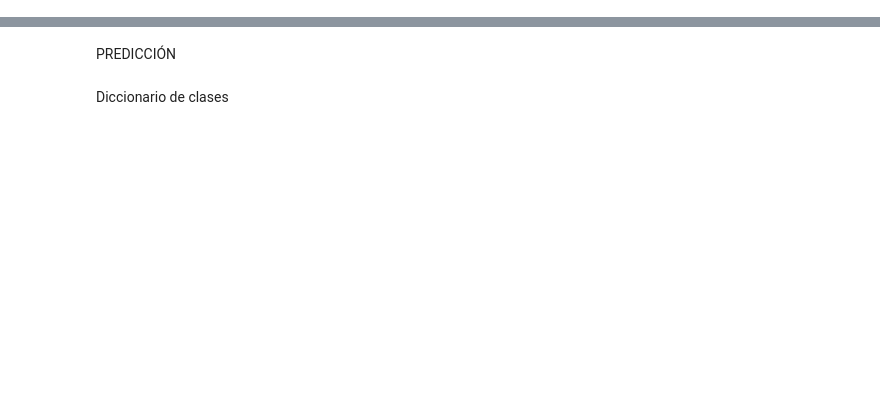
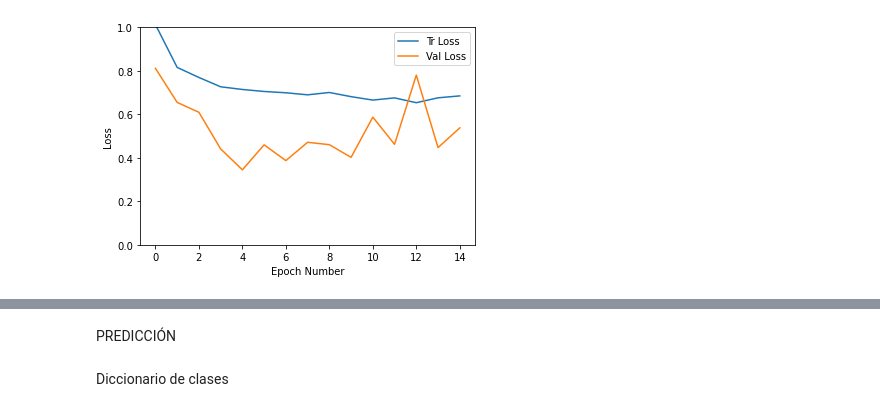
Before and after one commit to DiosLara/Newst_codes, a Jupyter notebook: Detecciondeterrenos/alexnet_transfer_learning.ipynb, the cells around one changed output, grey strips where cells are left out. Cells and saved outputs as stored; diff of their text form; code cells hidden in the pictures; blank space fills up the shorter version.

Commit message:
alexnet cambios

```diff
--- a/Detecciondeterrenos/alexnet_transfer_learning.ipynb
+++ b/Detecciondeterrenos/alexnet_transfer_learning.ipynb
@@ -44,12 +44,12 @@ image_transforms = {
 
 # Set train and valid directory paths
 
-dataset = r"C:\Users\mfpen\Pictures\Clasificador"
-train_directory = os.path.join(dataset, 'train')
-valid_directory = os.path.join(dataset, 'validacion')
+dataset = r"C:\Users\ASUS\Inteligencia_Artificial\calsificador"
+train_directory = os.path.join(dataset, 'train_pad')
+valid_directory = os.path.join(dataset, 'validacion_pad')
 
 # Batch size
-bs = 2
+bs = 1
 
 # Number of classes
 num_classes = len(os.listdir(valid_directory))  #10#2#257
@@ -90,5 +174,7 @@ summary(alexnet, (3, 224, 224))
 # %%
 # Define Optimizer and Loss Function
 loss_func = nn.NLLLoss()
-optimizer = optim.Adam(alexnet.parameters())
+#loss_func=nn.MSELoss()
+# loss_func = nn.CrossEntropyLoss()
+optimizer = optim.Adam(lr=0.0001,params=alexnet.parameters())#alexnet.parameters())
 optimizer
@@ -95,6 +191,6 @@ optimizer
 # %%
 
-def train_and_validate(model, loss_criterion, optimizer, epochs=25):
+def train_and_validate(model, loss_criterion, optimizer, epochs=25,device=0):
     '''
     Function to train and validate
     Parameters
@@ -215,7 +315,7 @@ def train_and_validate(model, loss_criterion, optimizer, epochs=25):
 # %%
 device = torch.device(0 if torch.cuda.is_available() else "cpu")
 # device = torch.device(0)
-num_epochs = 10
+num_epochs =15
 trained_model, history = train_and_validate(alexnet, loss_func, optimizer, num_epochs)
 
 #torch.save(history, dataset+'_history.pt')
@@ -228,12 +594,14 @@ torch.save({    'epoch': 1,
 # %%
 history = np.array(history)
 plt.plot(history[:,0:2])
 plt.legend(['Tr Loss', 'Val Loss'])
 plt.xlabel('Epoch Number')
 plt.ylabel('Loss')
-plt.ylim(0,10)
+plt.ylim(0,1)
 plt.savefig(dataset+'_loss_curve.png')
 plt.show()
+# %% [output]
+[figure, added]
 # %%
 plt.plot(history[:,2:4])
 plt.legend(['Tr Accuracy', 'Val Accuracy'])
```
Also changed, not shown: parts of 28 cells of this notebook.
